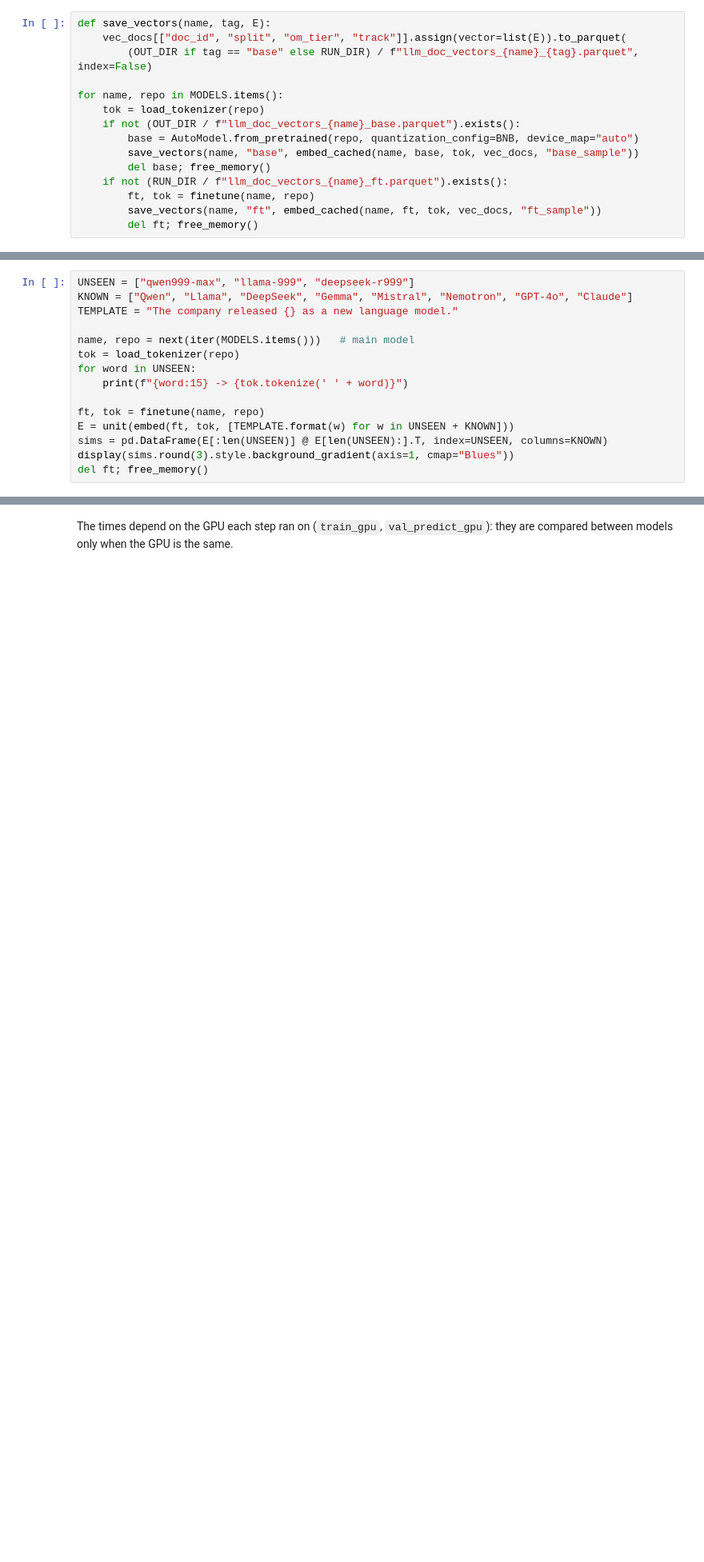
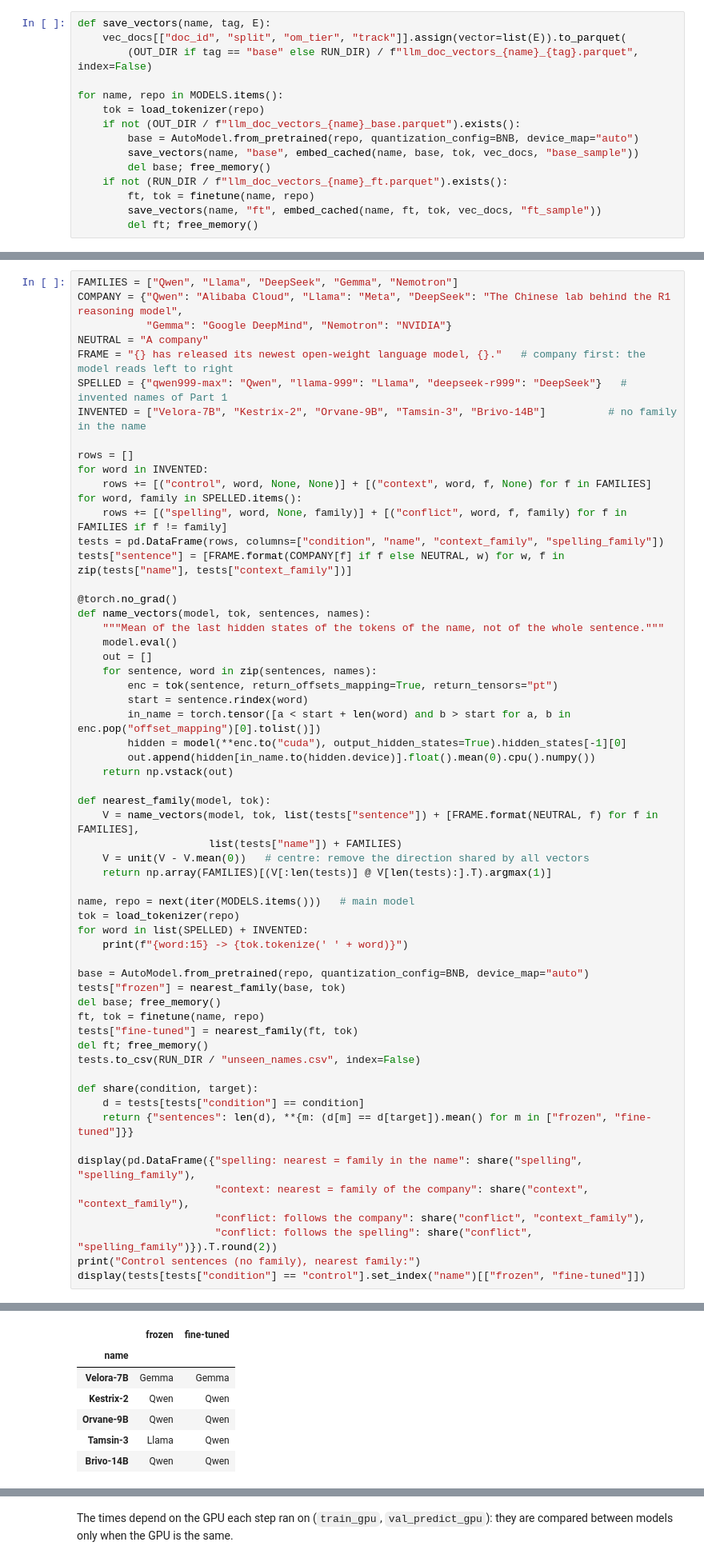
Before and after one commit to jihyeon26/2026-09-CLT-computational_language, a Jupyter notebook: colab/stage2_wp2_finetuning.ipynb, the cells around one changed output, grey strips where cells are left out. Shown at 80% size. Cells and saved outputs as stored; diff of their text form; blank space fills up the shorter version.

```diff
--- a/colab/stage2_wp2_finetuning.ipynb
+++ b/colab/stage2_wp2_finetuning.ipynb
@@ -921,15 +935,0 @@ Part 1 showed that Word2Vec has no vector for model names that never appeared in
-# %%
-UNSEEN = ["qwen999-max", "llama-999", "deepseek-r999"]
-KNOWN = ["Qwen", "Llama", "DeepSeek", "Gemma", "Mistral", "Nemotron", "GPT-4o", "Claude"]
-TEMPLATE = "The company released {} as a new language model."
-
-name, repo = next(iter(MODELS.items()))   # main model
-tok = load_tokenizer(repo)
-for word in UNSEEN:
-    print(f"{word:15} -> {tok.tokenize(' ' + word)}")
-
-ft, tok = finetune(name, repo)
-E = unit(embed(ft, tok, [TEMPLATE.format(w) for w in UNSEEN + KNOWN]))
-sims = pd.DataFrame(E[:len(UNSEEN)] @ E[len(UNSEEN):].T, index=UNSEEN, columns=KNOWN)
-display(sims.round(3).style.background_gradient(axis=1, cmap="Blues"))
-del ft; free_memory()
@@ -955,0 +951,60 @@ TODO: interpretation compared with Word2Vec / FastText (Part 1, Section 1.2.2).
+# %%
+FAMILIES = ["Qwen", "Llama", "DeepSeek", "Gemma", "Nemotron"]
+COMPANY = {"Qwen": "Alibaba Cloud", "Llama": "Meta", "DeepSeek": "The Chinese lab behind the R1 reasoning model",
+           "Gemma": "Google DeepMind", "Nemotron": "NVIDIA"}
+NEUTRAL = "A company"
+FRAME = "{} has released its newest open-weight language model, {}."   # company first: the model reads left to right
+SPELLED = {"qwen999-max": "Qwen", "llama-999": "Llama", "deepseek-r999": "DeepSeek"}   # invented names of Part 1
+INVENTED = ["Velora-7B", "Kestrix-2", "Orvane-9B", "Tamsin-3", "Brivo-14B"]          # no family in the name
+
+rows = []
+for word in INVENTED:
+    rows += [("control", word, None, None)] + [("context", word, f, None) for f in FAMILIES]
+for word, family in SPELLED.items():
+    rows += [("spelling", word, None, family)] + [("conflict", word, f, family) for f in FAMILIES if f != family]
+tests = pd.DataFrame(rows, columns=["condition", "name", "context_family", "spelling_family"])
+tests["sentence"] = [FRAME.format(COMPANY[f] if f else NEUTRAL, w) for w, f in zip(tests["name"], tests["context_family"])]
+
+@torch.no_grad()
+def name_vectors(model, tok, sentences, names):
+    """Mean of the last hidden states of the tokens of the name, not of the whole sentence."""
+    model.eval()
+    out = []
+    for sentence, word in zip(sentences, names):
+        enc = tok(sentence, return_offsets_mapping=True, return_tensors="pt")
+        start = sentence.rindex(word)
+        in_name = torch.tensor([a < start + len(word) and b > start for a, b in enc.pop("offset_mapping")[0].tolist()])
+        hidden = model(**enc.to("cuda"), output_hidden_states=True).hidden_states[-1][0]
+        out.append(hidden[in_name.to(hidden.device)].float().mean(0).cpu().numpy())
+    return np.vstack(out)
+
+def nearest_family(model, tok):
+    V = name_vectors(model, tok, list(tests["sentence"]) + [FRAME.format(NEUTRAL, f) for f in FAMILIES],
+                     list(tests["name"]) + FAMILIES)
+    V = unit(V - V.mean(0))   # centre: remove the direction shared by all vectors
+    return np.array(FAMILIES)[(V[:len(tests)] @ V[len(tests):].T).argmax(1)]
+
+name, repo = next(iter(MODELS.items()))   # main model
+tok = load_tokenizer(repo)
+for word in list(SPELLED) + INVENTED:
+    print(f"{word:15} -> {tok.tokenize(' ' + word)}")
+
+base = AutoModel.from_pretrained(repo, quantization_config=BNB, device_map="auto")
+tests["frozen"] = nearest_family(base, tok)
+del base; free_memory()
+ft, tok = finetune(name, repo)
+tests["fine-tuned"] = nearest_family(ft, tok)
+del ft; free_memory()
+tests.to_csv(RUN_DIR / "unseen_names.csv", index=False)
+
+def share(condition, target):
+    d = tests[tests["condition"] == condition]
+    return {"sentences": len(d), **{m: (d[m] == d[target]).mean() for m in ["frozen", "fine-tuned"]}}
+
+display(pd.DataFrame({"spelling: nearest = family in the name": share("spelling", "spelling_family"),
+                      "context: nearest = family of the company": share("context", "context_family"),
+                      "conflict: follows the company": share("conflict", "context_family"),
+                      "conflict: follows the spelling": share("conflict", "spelling_family")}).T.round(2))
+print("Control sentences (no family), nearest family:")
+display(tests[tests["condition"] == "control"].set_index("name")[["frozen", "fine-tuned"]])
+# %% [output]
@@ -955,0 +1042,7 @@ TODO: interpretation compared with Word2Vec / FastText (Part 1, Section 1.2.2).
+|  | frozen | fine-tuned |
+| name |  |  |
+| Velora-7B | Gemma | Gemma |
+| Kestrix-2 | Qwen | Qwen |
+| Orvane-9B | Qwen | Qwen |
+| Tamsin-3 | Llama | Qwen |
+| Brivo-14B | Qwen | Qwen |
```
Also changed, not shown: parts of 25 cells of this notebook.
